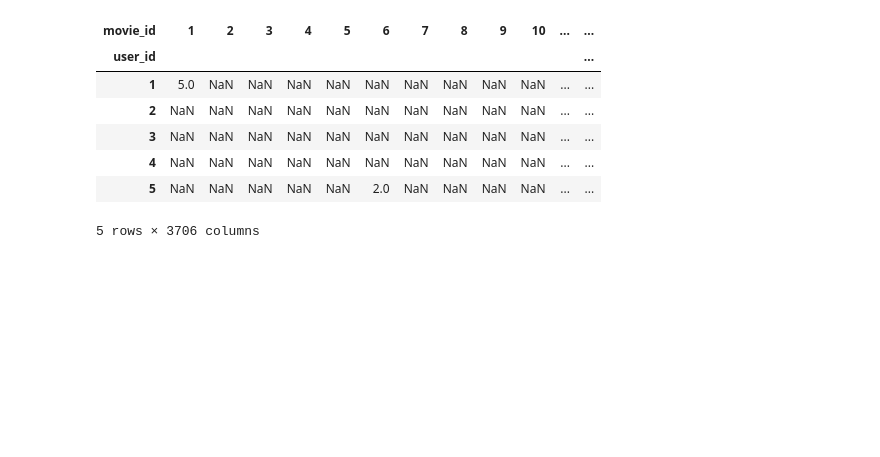
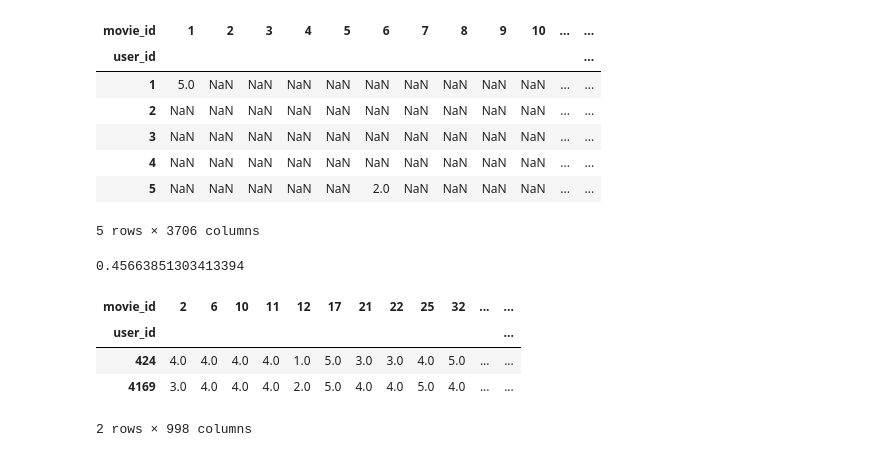
Before and after one commit to lovelystranger/Jupyter, a Jupyter notebook: 协同过滤推荐.ipynb, the cells around one changed output. Saved outputs shown, nothing was run; the diff lists cells and outputs as text; code cells hidden in the pictures; blank space fills up the shorter version.

```diff
--- a/协同过滤推荐.ipynb
+++ b/协同过滤推荐.ipynb
@@ -21,3 +21,16 @@ data[:5]
 | 4 | NaN | NaN | NaN | NaN | NaN | NaN | NaN | NaN | NaN | NaN | ... | ... |
 | 5 | NaN | NaN | NaN | NaN | NaN | 2.0 | NaN | NaN | NaN | NaN | ... | ... |
 5 rows × 3706 columns
+# %%
+data.loc[4169].corr(data.loc[424])
+# %% [output]
+0.45663851303413394
+# %%
+test = data.reindex([424,4169],columns = data.loc[4169][data.loc[424].notnull()].dropna().index)
+test
+# %% [output]
+| movie_id | 2 | 6 | 10 | 11 | 12 | 17 | 21 | 22 | 25 | 32 | ... | ... |
+| user_id |  |  |  |  |  |  |  |  |  |  |  | ... |
+| 424 | 4.0 | 4.0 | 4.0 | 4.0 | 1.0 | 5.0 | 3.0 | 3.0 | 4.0 | 5.0 | ... | ... |
+| 4169 | 3.0 | 4.0 | 4.0 | 4.0 | 2.0 | 5.0 | 4.0 | 4.0 | 5.0 | 4.0 | ... | ... |
+2 rows × 998 columns
```
Also changed, not shown: parts of 10 cells of this notebook.
